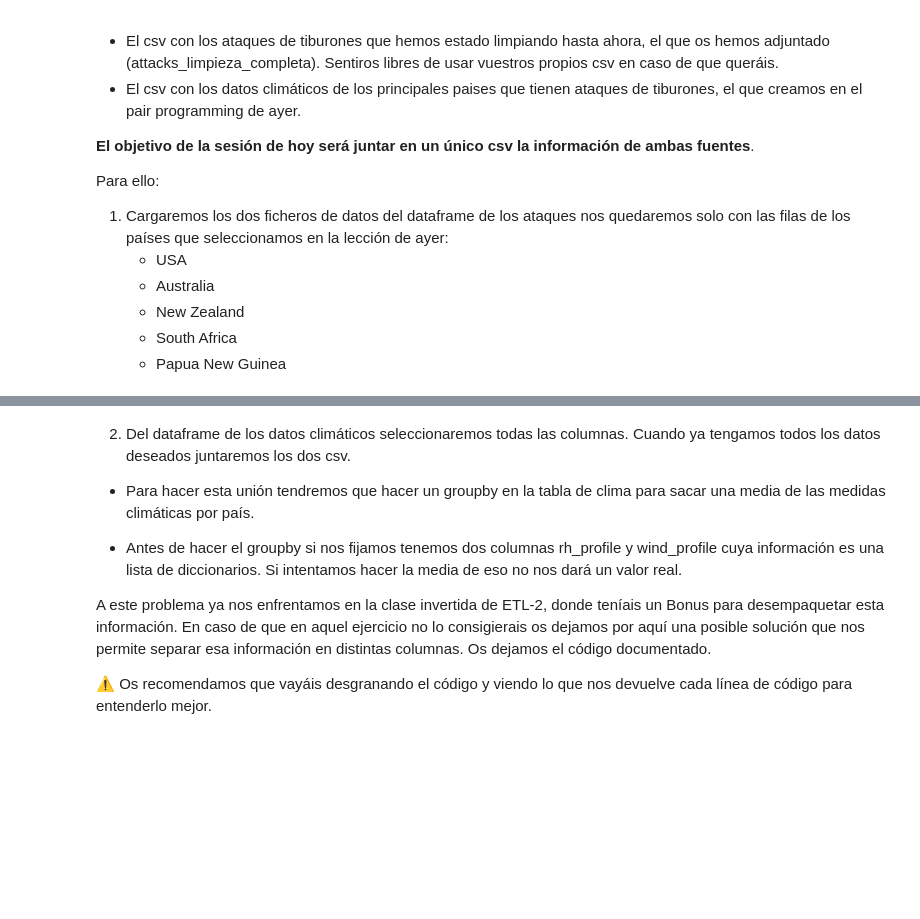
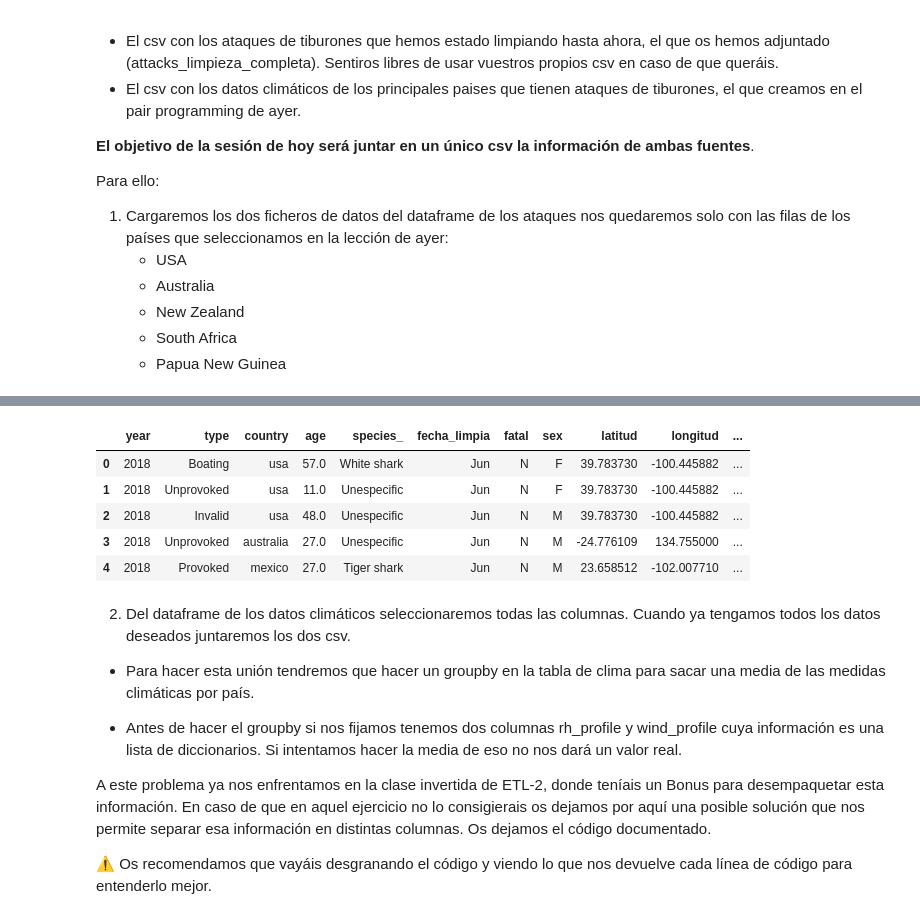
Before and after one commit to Adalab/DA-promo-c-modulo-2-sprint-2-Gadea-Laura, a Jupyter notebook: ETL/ETL-2.ipynb, the cells around one changed output, grey strips where cells are left out. Drawn from its saved outputs; the diff is of its cells as text; code cells hidden in the pictures; blank space fills up the shorter version.

```diff
--- a/ETL/ETL-2.ipynb
+++ b/ETL/ETL-2.ipynb
@@ -9,3 +3,16 @@ from datetime import datetime, timedelta
+# %%
+from IPython.core.interactiveshell import InteractiveShell # Nos permite mostar más de una salida por celda
+InteractiveShell.ast_node_interactivity = "all" # Nos permite mostar más de una salida por celda
+
+import requests
+import pandas as pd
+import numpy as np
+import ast
+
+from datetime import datetime, timedelta
+
+pd.options.display.max_columns=None
+pd.options.display.max_rows=None
 # %% [markdown]
 ## Introducción:
 Tendréis que usar el csv attacks_limpieza_completa que tenéis adjunto abajo.
@@ -26,3 +43,13 @@ Para ello:
+# %%
+df = pd.read_csv('datos/attacks_limpieza_completa.csv', index_col=0)
+df.head()
+# %% [output]
+|  | year | type | country | age | species_ | fecha_limpia | fatal | sex | latitud | longitud | ... |
+| 0 | 2018 | Boating | usa | 57.0 | White shark | Jun | N | F | 39.783730 | -100.445882 | ... |
+| 1 | 2018 | Unprovoked | usa | 11.0 | Unespecific | Jun | N | F | 39.783730 | -100.445882 | ... |
+| 2 | 2018 | Invalid | usa | 48.0 | Unespecific | Jun | N | M | 39.783730 | -100.445882 | ... |
+| 3 | 2018 | Unprovoked | australia | 27.0 | Unespecific | Jun | N | M | -24.776109 | 134.755000 | ... |
+| 4 | 2018 | Provoked | mexico | 27.0 | Tiger shark | Jun | N | M | 23.658512 | -102.007710 | ... |
 # %% [markdown]
 
 2. Del dataframe de los datos climáticos seleccionaremos todas las columnas.
```
Also changed, not shown: parts of 15 cells of this notebook, 7 other files.
